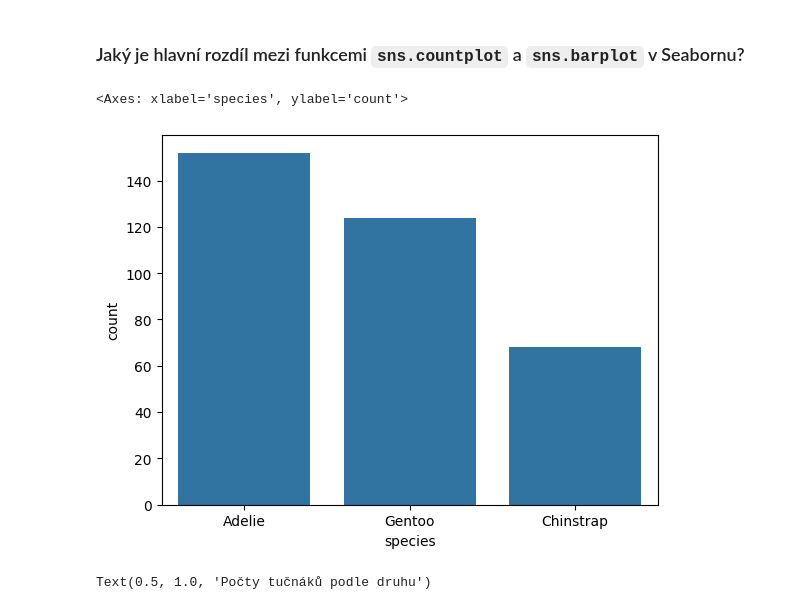
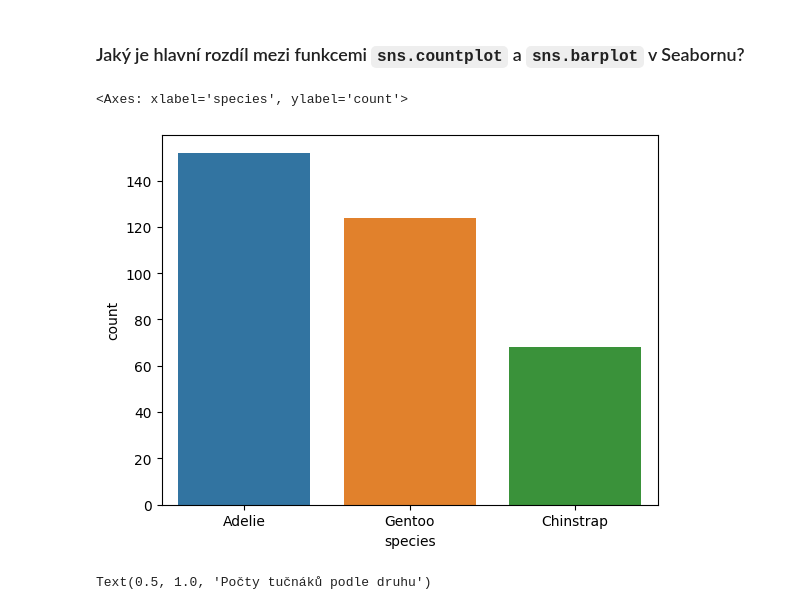
Before and after one commit to AnetaPopelova/czechitas-python-pro-datovou-analyzu-2024-09, a Jupyter notebook: notebooks/reseni-kvizu/kviz-04.ipynb, the cells around one changed output. Drawn from its saved outputs; the diff is of its cells as text; code cells hidden in the pictures.

```diff
--- a/notebooks/reseni-kvizu/kviz-04.ipynb
+++ b/notebooks/reseni-kvizu/kviz-04.ipynb
@@ -40,10 +43,10 @@ data = pd.read_csv(url)
 # zatímco sns.barplot vykresluje hodnoty na základě souhrnných statistik
 # (např. průměru nebo mediánu) a vyžaduje dodatečné numerické informace.
 # %%
-sns.countplot(data, x="species")
+sns.countplot(data, x="species", hue="species")
 # %% [output]
 <Axes: xlabel='species', ylabel='count'>
-[figure, old version]
+[figure, new version]
 # %%
 # Vytvoření grafu s barvami a přidání mřížky
 ax = sns.countplot(data=data, x="species", hue="species",
```
Also changed, not shown: parts of 4 cells of this notebook.
